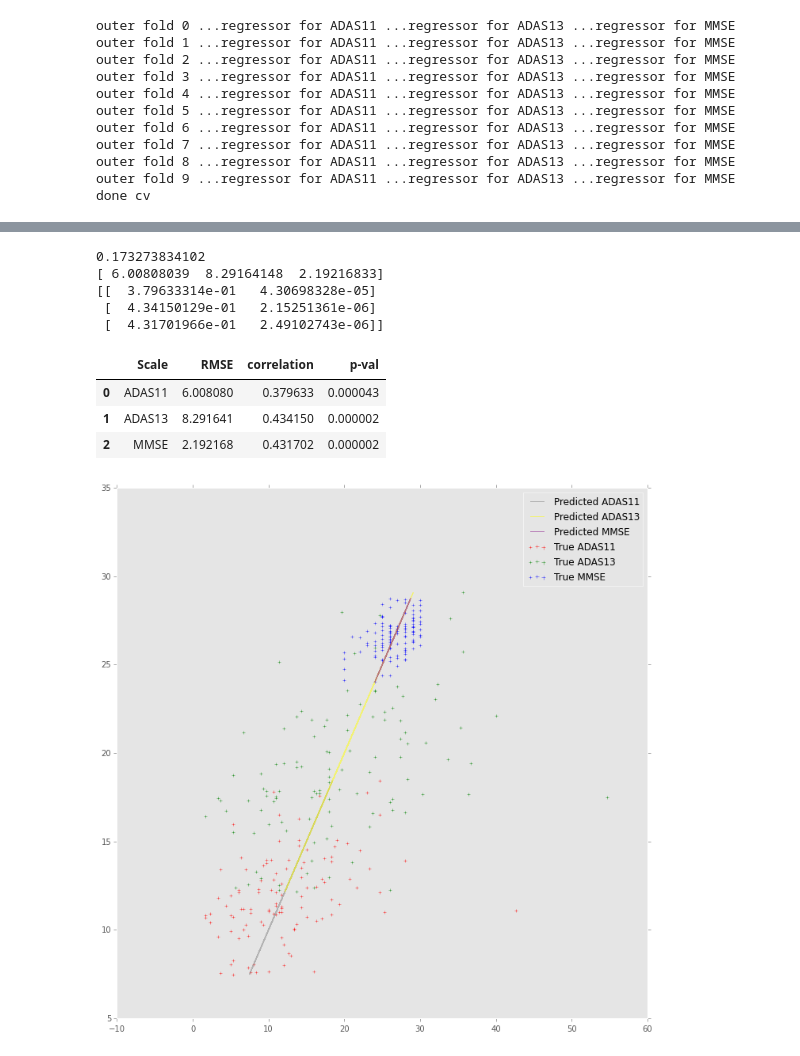
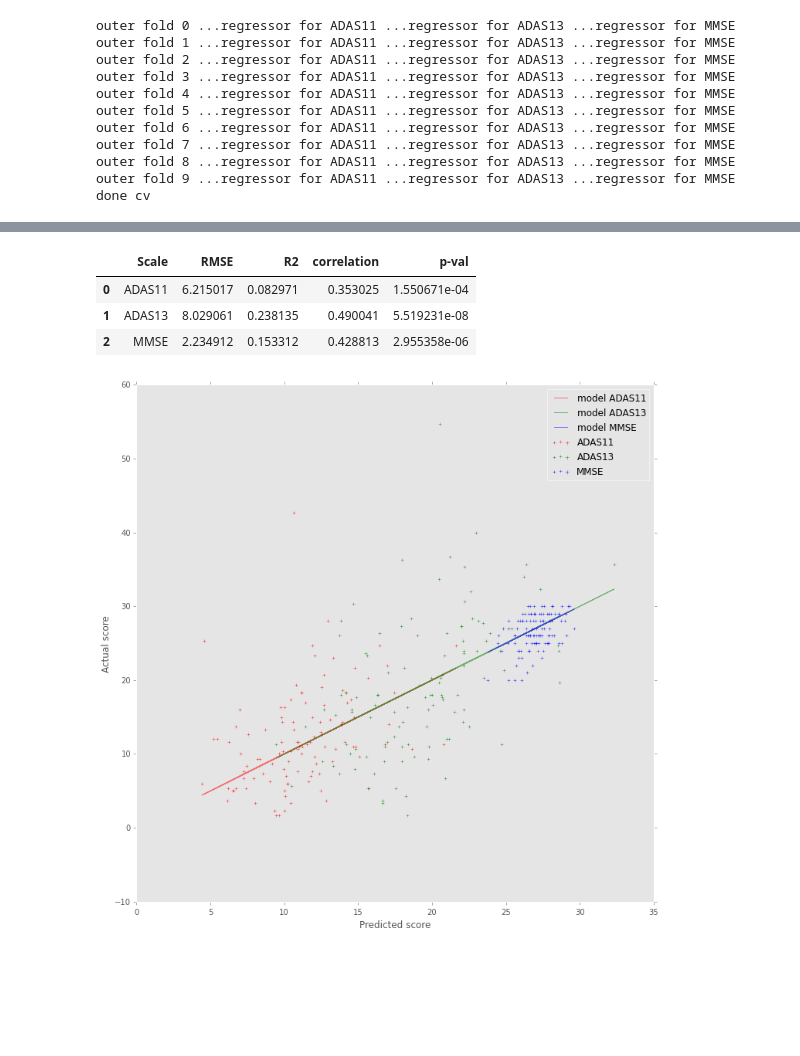
Before and after one commit to TIGRLab/NI-ML, a Jupyter notebook: models/notebooks/MMRegression/Multitask_Lasso.ipynb, the cells around one changed output, grey strips where cells are left out. Saved outputs shown, nothing was run; the diff lists cells and outputs as text; code cells hidden in the pictures; blank space fills up the shorter version.

```diff
--- a/models/notebooks/MMRegression/Multitask_Lasso.ipynb
+++ b/models/notebooks/MMRegression/Multitask_Lasso.ipynb
@@ -375,39 +368,39 @@ test_reg.fit(X_tv, y_tv)
-# %%
-X_t = test_data['X']
-y_t = test_data['y']
-
-y_hat_t=test_reg.predict(X_t)
-R2 = r2_score(y_t, y_hat_t)
-r = np.array([scipy.stats.pearsonr(y_t[:,i], y_hat_t[:,i]) for i in range(y_t.shape[1])])
-rmse = np.array([np.sqrt(mean_squared_error(y_t[:,i], y_hat_t[:,i])) for i in range(y_t.shape[1])])
-print R2
-print rmse
-print r
-# %% [output]
-0.173273834102
-[ 6.00808039  8.29164148  2.19216833]
-[[  3.79633314e-01   4.30698328e-05]
- [  4.34150129e-01   2.15251361e-06]
- [  4.31701966e-01   2.49102743e-06]]
+# %%
+X_t = test_data['X']
+y_t = test_data['y']
+X_t_r = test_sel.transform(X_t)
+
+test_stats = np.zeros(shape=(y_t.shape[1], 4))
+y_hats = np.zeros(shape=(X_t.shape[0], y_t.shape[1]))
+
+for i, scale in enumerate(clinical_scale):
+    test_reg = SVRegression(kernel='linear', C=best_C[i][0], epsilon=best_epsilon[i][0])
+    test_reg.fit(X_tv_r, y_tv[:,i])
+    y_hat_t=test_reg.predict(X_t_r)
+    y_hats[:,i] = y_hat_t
+    R2 = r2_score(y_t[:,i], y_hat_t)
+    r = scipy.stats.pearsonr(y_t[:,i], y_hat_t)
+    rmse = np.sqrt(mean_squared_error(y_t[:,i], y_hat_t))
+    test_stats[i,:] = np.array([rmse, R2, r[0], r[1]])
 # %%
-sca_col = {0: 'red', 1: 'green', 2: 'blue'}
-line_col = {0: 'gray', 1: 'yellow', 2: 'purple'}
+line_col = {0: 'red', 1: 'green', 2: 'blue'}
 
-matrix = np.array([rmse, r[:,0], r[:,1]]).T
-table = pd.DataFrame(matrix)
+table = pd.DataFrame(test_stats)
 table.insert(0, 'Scale', clinical_scale)
-table.columns = ['Scale', 'RMSE', 'correlation', 'p-val']
+table.columns = ['Scale', 'RMSE', 'R2', 'correlation', 'p-val']
 display(table)
 for i, scale in enumerate(clinical_scale):
     ax=plt.subplot(1,1,1)
-    plt.scatter(y_t[:,i], y_hat_t[:,i], marker='+', color=sca_col[i], alpha=.75, label='True {}'.format(scale))
-    plt.plot(y_hat_t[:,i], y_hat_t[:,i], color=line_col[i], linewidth=1, alpha=0.5, label='Predicted {}'.format(scale))
+    plt.scatter(y_hats[:,i], y_t[:,i], marker='+', color=line_col[i], alpha=.75, label='{}'.format(scale))
+    plt.plot(y_hats[:,i], y_hats[:,i], color=line_col[i], linewidth=1, alpha=0.5, label='model {}'.format(scale))
 plt.legend()
+plt.xlabel('Predicted score')
+plt.ylabel('Actual score')
 plt.grid()
 plt.show()
 # %% [output]
-|  | Scale | RMSE | correlation | p-val |
-| 0 | ADAS11 | 6.008080 | 0.379633 | 0.000043 |
-| 1 | ADAS13 | 8.291641 | 0.434150 | 0.000002 |
-| 2 | MMSE | 2.192168 | 0.431702 | 0.000002 |
+|  | Scale | RMSE | R2 | correlation | p-val |
+| 0 | ADAS11 | 6.215017 | 0.082971 | 0.353025 | 1.550671e-04 |
+| 1 | ADAS13 | 8.029061 | 0.238135 | 0.490041 | 5.519231e-08 |
+| 2 | MMSE | 2.234912 | 0.153312 | 0.428813 | 2.955358e-06 |
-[figure, old version]
+[figure, new version]
```
Also changed, not shown: parts of 6 cells of this notebook, 2 other files.
